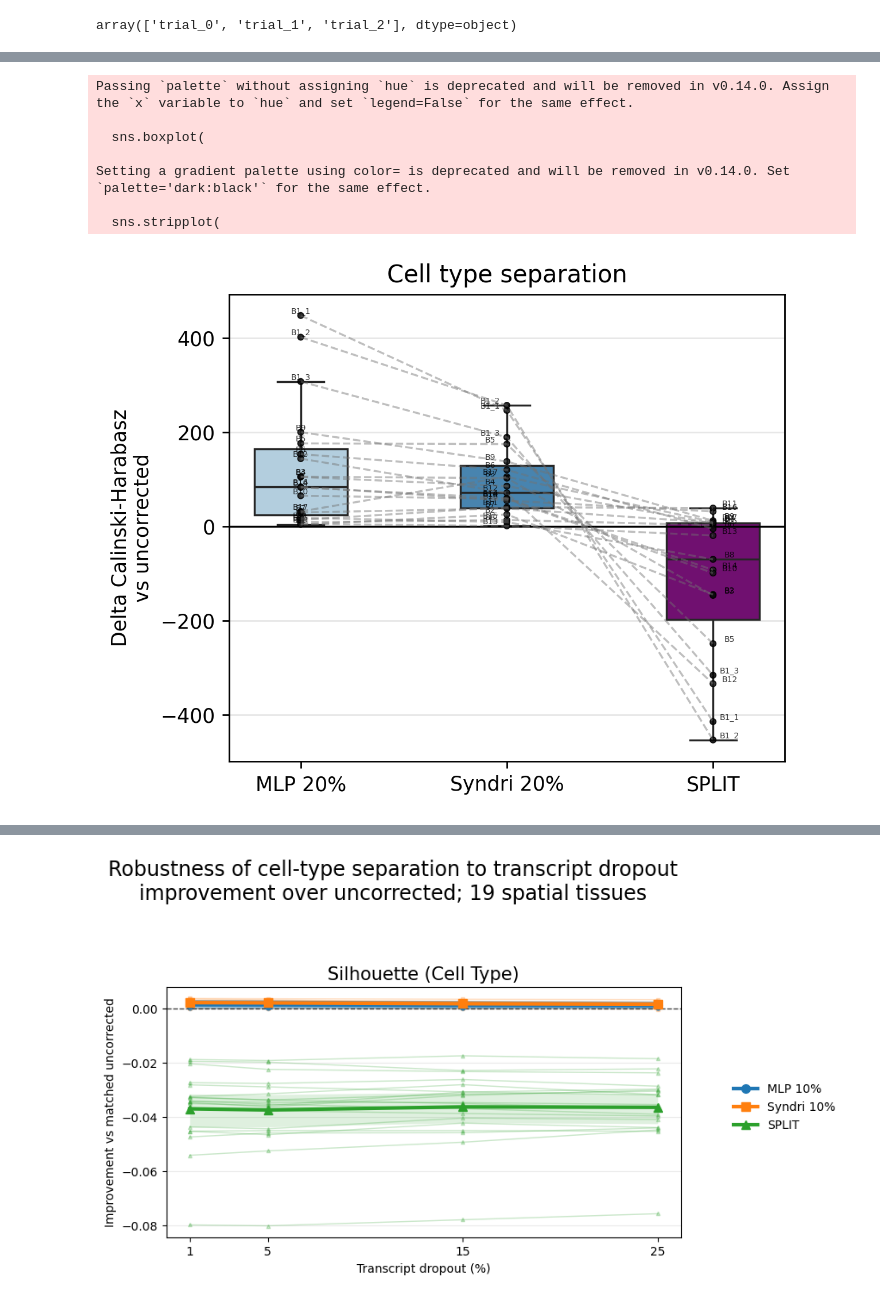
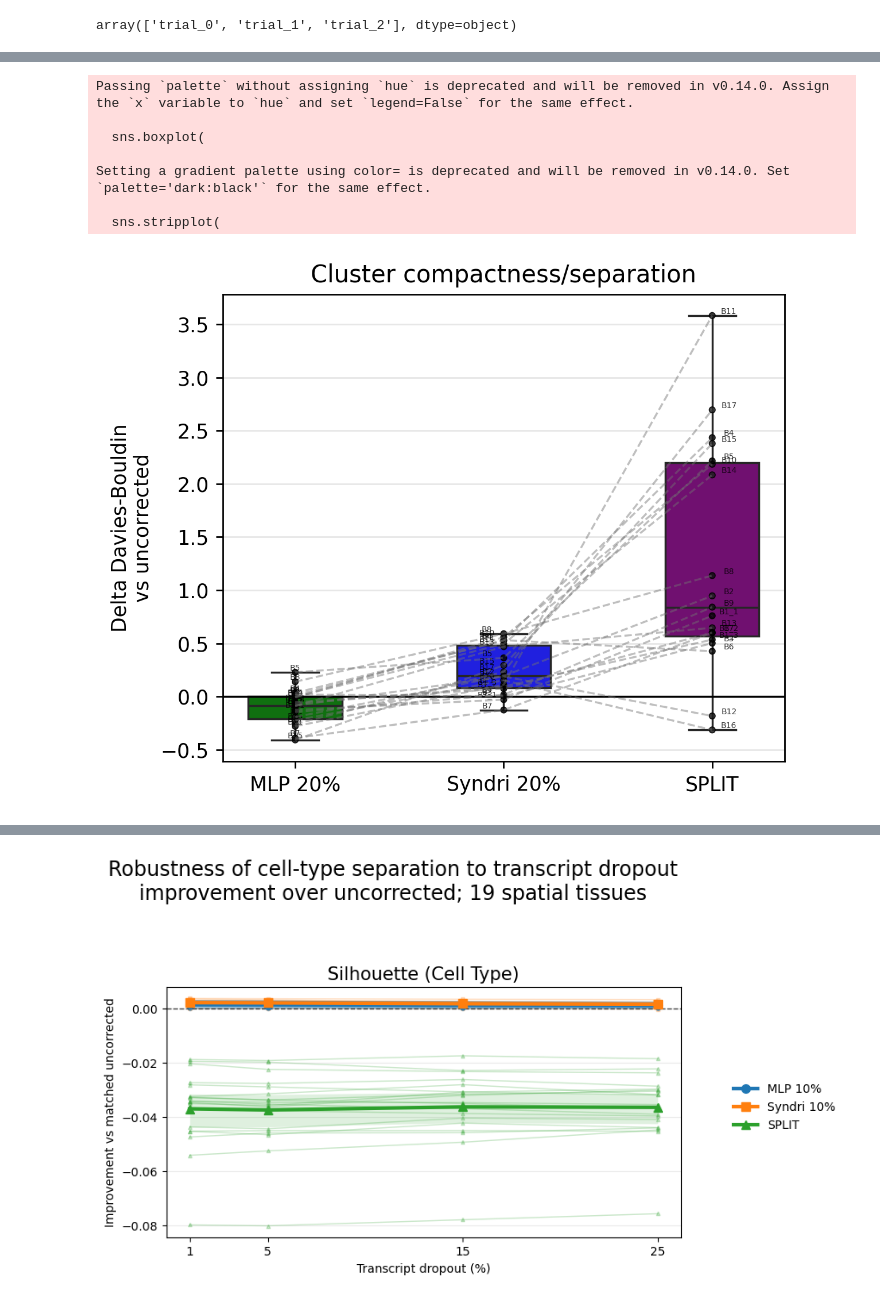
Before and after one commit to gkrieg/Syndri, a Jupyter notebook: eval/NoisyXeniumExperimentResults.ipynb, the cells around one changed output, grey strips where cells are left out. Cells and saved outputs as stored; diff of their text form; code cells hidden in the pictures.

```diff
--- a/eval/NoisyXeniumExperimentResults.ipynb
+++ b/eval/NoisyXeniumExperimentResults.ipynb
@@ -67,16 +61,16 @@ case_labels = {
 }
 
 metrics = [
+    # (
+    #     "calinski_harabasz",
+    #     "Cell type separation",
+    #     "Delta Calinski-Harabasz\nvs uncorrected",
+    # ),
     (
-        "calinski_harabasz",
-        "Cell type separation",
-        "Delta Calinski-Harabasz\nvs uncorrected",
+        "davies_bouldin",
+        "Cluster compactness/separation",
+        "Delta Davies-Bouldin\nvs uncorrected",
     ),
-    # (
-    #     "davies_bouldin",
-    #     "Cluster compactness/separation",
-    #     "Delta Davies-Bouldin\nvs uncorrected",
-    # ),
     # (
     #     "leiden_adjusted_rand_vs_label",
     #     "Leiden ARI",
@@ -304,31 +298,31 @@ for eval_config in eval_configs:
         sharex=True,
         dpi=250,
     )
     axes = [axes_grid]
 
     for ax, (metric, title, ylabel) in zip(axes, metrics):
         plot_metric_delta(
             ax=ax,
             data=config_df,
             metric=metric,
             title=title,
             ylabel=ylabel,
         )
 
     # fig.suptitle(
     #     f"Evaluation configuration: {eval_config}",
     #     fontsize=12,
     #     y=1.02,
     # )
 
     plt.tight_layout()
     plt.show()
 # %% [output]
 Passing `palette` without assigning `hue` is deprecated and will be removed in v0.14.0. Assign the `x` variable to `hue` and set `legend=False` for the same effect.
 
   sns.boxplot(
 
 Setting a gradient palette using color= is deprecated and will be removed in v0.14.0. Set `palette='dark:black'` for the same effect.
 
   sns.stripplot(
-[figure, old version]
+[figure, new version]
```
Also changed, not shown: parts of 2 cells of this notebook, 16 other files.
